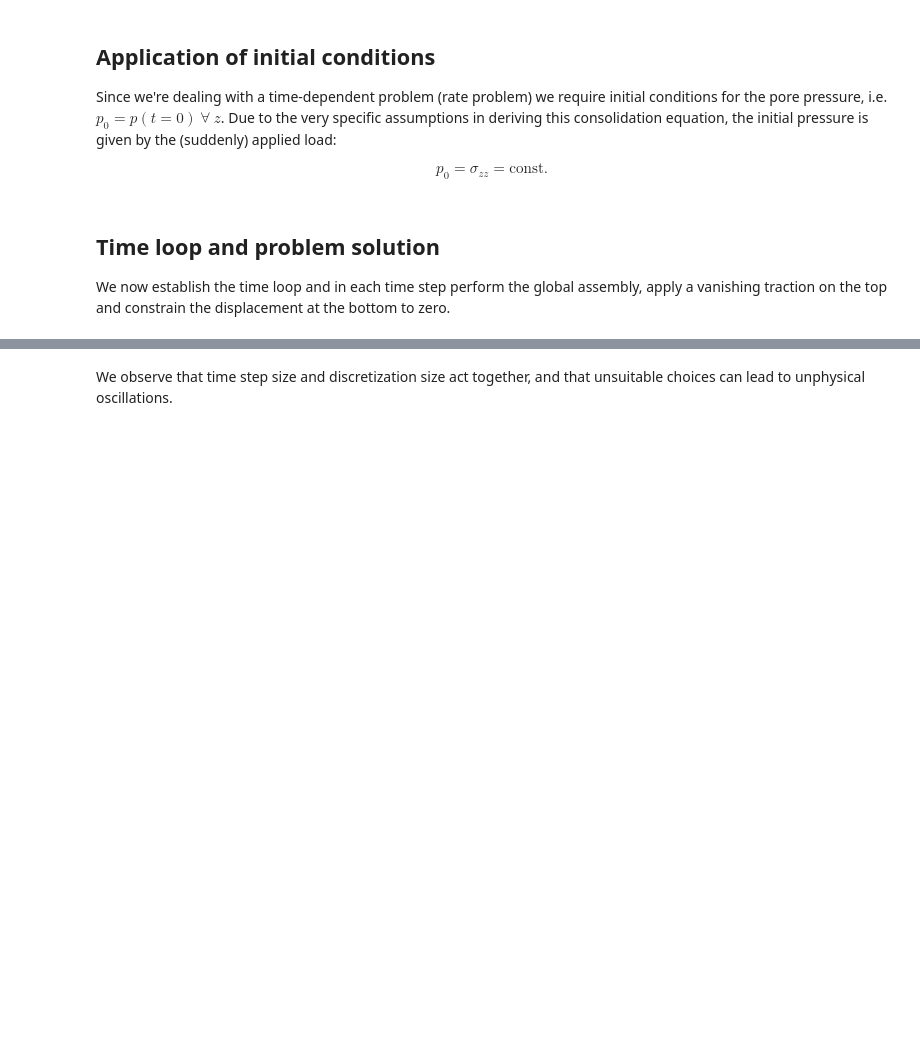
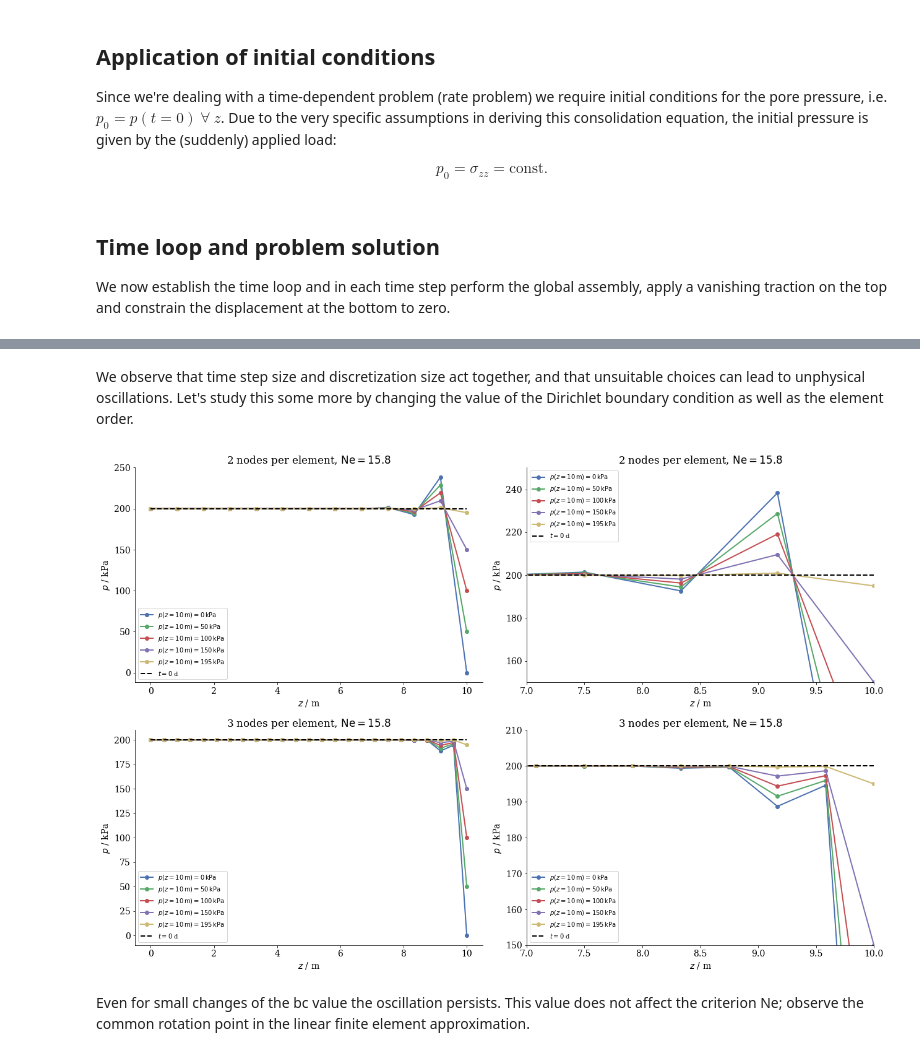
Before and after one commit to nagelt/Numerical_Methods_Introduction, a Jupyter notebook: 07_Terzaghi_1D_consolidation.ipynb, the cells around one changed output, grey strips where cells are left out. Saved outputs shown, nothing was run; the diff lists cells and outputs as text; code cells hidden in the pictures; blank space fills up the shorter version.

```diff
--- a/07_Terzaghi_1D_consolidation.ipynb
+++ b/07_Terzaghi_1D_consolidation.ipynb
@@ -429,2 +396,29 @@ fig.tight_layout()
 # %% [markdown]
-We observe that time step size and discretization size act together, and that unsuitable choices can lead to unphysical oscillations.
+We observe that time step size and discretization size act together, and that unsuitable choices can lead to unphysical oscillations. Let's study this some more by changing the value of the Dirichlet boundary condition as well as the element order.
+# %%
+dt = 12*3600
+number_of_elements = 12
+H = 10.
+
+fig, ax = plt.subplots(ncols=2,nrows=2,figsize=(18,12))
+
+for i in [2,3]:
+    nodes_per_element = i
+    nodes,elements,solution=generate_mesh(H,number_of_elements,nodes_per_element)
+    for j in [0,50e3,100e3,150e3,195e3]:
+        times, sols, iters = time_loop(dt,nodes,elements,solution,j)
+        ax[i-2][0].plot(nodes, sols[1]/1.e3, marker='o', label='$p(z=10\,\\mathrm{m}) = %i\,\\mathrm{kPa}$' %(j/1e3))
+        ax[i-2][1].plot(nodes, sols[1]/1.e3, marker='o', label='$p(z=10\,\\mathrm{m}) = %i\,\\mathrm{kPa}$' %(j/1e3))
+    for k in [0,1]:
+        ax[i-2][k].plot(nodes, sols[0]/1.e3, ls = '--', color='black', label='$t = %i$ d' %(times[0]/60/60/24))
+        ax[i-2][k].set_xlabel('$z$ / m')
+        ax[i-2][k].set_ylabel('$p$ / kPa')
+        ax[i-2][k].set_title('%i nodes per element, $\\mathrm{Ne} = %.1f$' %(i,(H/number_of_elements)**2/(2*dt*ConsolidationCoeff(0))))
+        ax[i-2][k].legend(fontsize=10)
+    ax[i-2][1].set_xlim(7,10)
+    ax[i-2][1].set_ylim(bottom=150)
+fig.tight_layout()
+# %% [output]
+[figure, added]
+# %% [markdown]
+Even for small changes of the bc value the oscillation persists. This value does not affect the criterion Ne; observe the common rotation point in the linear finite element approximation.
```
Also changed, not shown: parts of 9 cells of this notebook, 4 other files.
